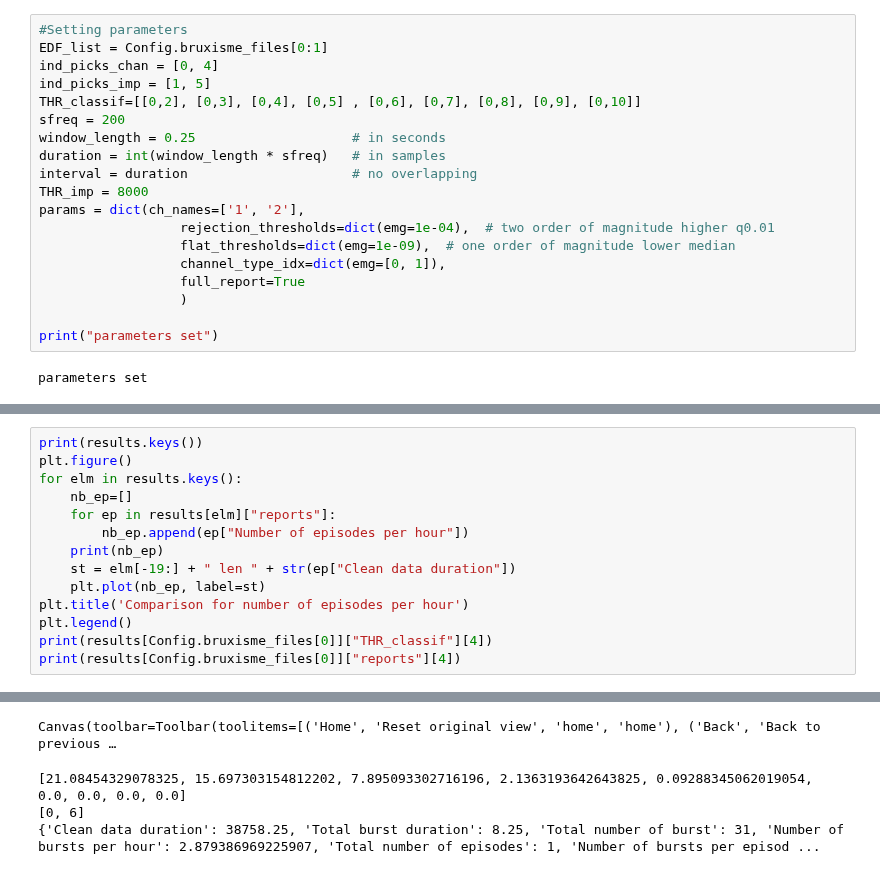
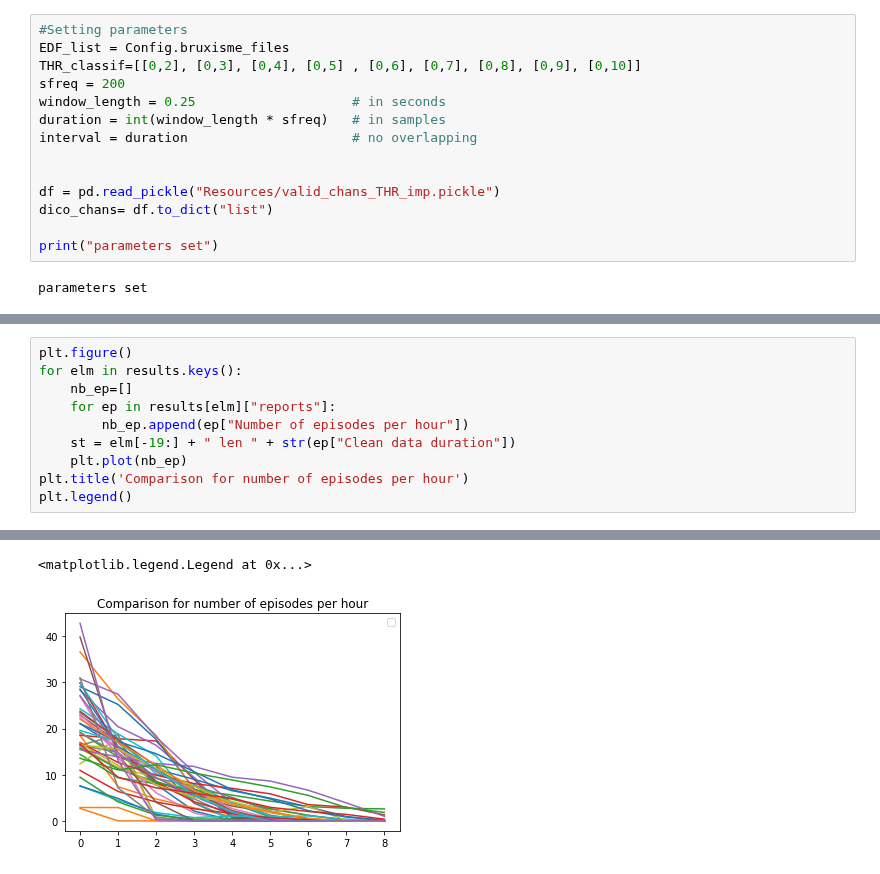
Before and after one commit to lkorczowski/Tinnitus-n-Sleep, a Jupyter notebook: Notebooks/Inter_subject_analysis.ipynb, the cells around one changed output, grey strips where cells are left out. Drawn from its saved outputs; the diff is of its cells as text.

```diff
--- a/Notebooks/Inter_subject_analysis.ipynb
+++ b/Notebooks/Inter_subject_analysis.ipynb
@@ -17,21 +20,16 @@ print("config loaded")
 config loaded
 # %%
 #Setting parameters
-EDF_list = Config.bruxisme_files[0:1]
-ind_picks_chan = [0, 4]
-ind_picks_imp = [1, 5]
+EDF_list = Config.bruxisme_files
 THR_classif=[[0,2], [0,3], [0,4], [0,5] , [0,6], [0,7], [0,8], [0,9], [0,10]]
 sfreq = 200
 window_length = 0.25                    # in seconds
 duration = int(window_length * sfreq)   # in samples
 interval = duration                     # no overlapping
-THR_imp = 8000
-params = dict(ch_names=['1', '2'],
-                  rejection_thresholds=dict(emg=1e-04),  # two order of magnitude higher q0.01
-                  flat_thresholds=dict(emg=1e-09),  # one order of magnitude lower median
-                  channel_type_idx=dict(emg=[0, 1]),
-                  full_report=True
-                  )
+
+
+df = pd.read_pickle("Resources/valid_chans_THR_imp.pickle")
+dico_chans= df.to_dict("list")
 
 print("parameters set")
 # %% [output]
@@ -64,15 +97,11 @@ burst list empty
 # %%
-print(results.keys())
 plt.figure()
 for elm in results.keys():
     nb_ep=[]
     for ep in results[elm]["reports"]:
         nb_ep.append(ep["Number of episodes per hour"])
-    print(nb_ep)
     st = elm[-19:] + " len " + str(ep["Clean data duration"])
-    plt.plot(nb_ep, label=st)
+    plt.plot(nb_ep)
 plt.title('Comparison for number of episodes per hour')
 plt.legend()
-print(results[Config.bruxisme_files[0]]["THR_classif"][4])
-print(results[Config.bruxisme_files[0]]["reports"][4])
 # %% [output]
@@ -80,5 +109,3 @@ dict_keys(['C:\\Users\\zeta\\documents\\EEG_polysomno\\PSG2\\1BA07_nuit_hab.edf'
-Canvas(toolbar=Toolbar(toolitems=[('Home', 'Reset original view', 'home', 'home'), ('Back', 'Back to previous …
+<matplotlib.legend.Legend at 0x...>
-[21.08454329078325, 15.697303154812202, 7.895093302716196, 2.1363193642643825, 0.09288345062019054, 0.0, 0.0, 0.0, 0.0]
-[0, 6]
-{'Clean data duration': 38758.25, 'Total burst duration': 8.25, 'Total number of burst': 31, 'Number of bursts per hour': 2.879386969225907, 'Total number of episodes': 1, 'Number of bursts per episod ...
+[figure, added]
 # %%
```
Also changed, not shown: parts of 7 cells of this notebook, 4 other files.
